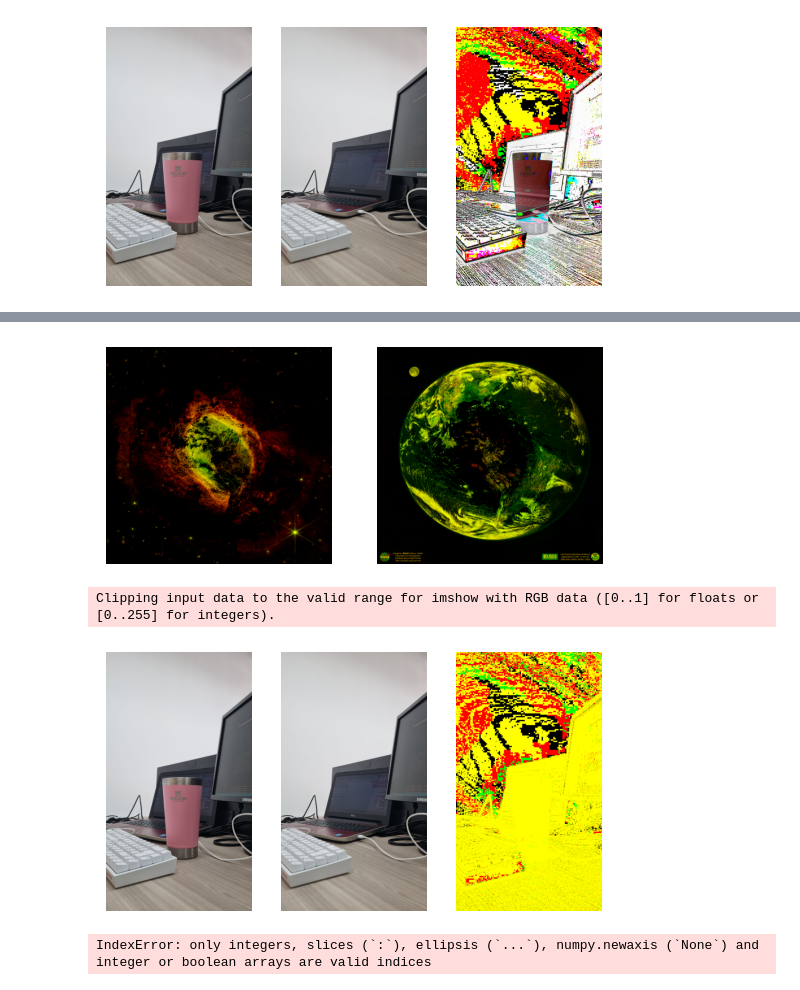
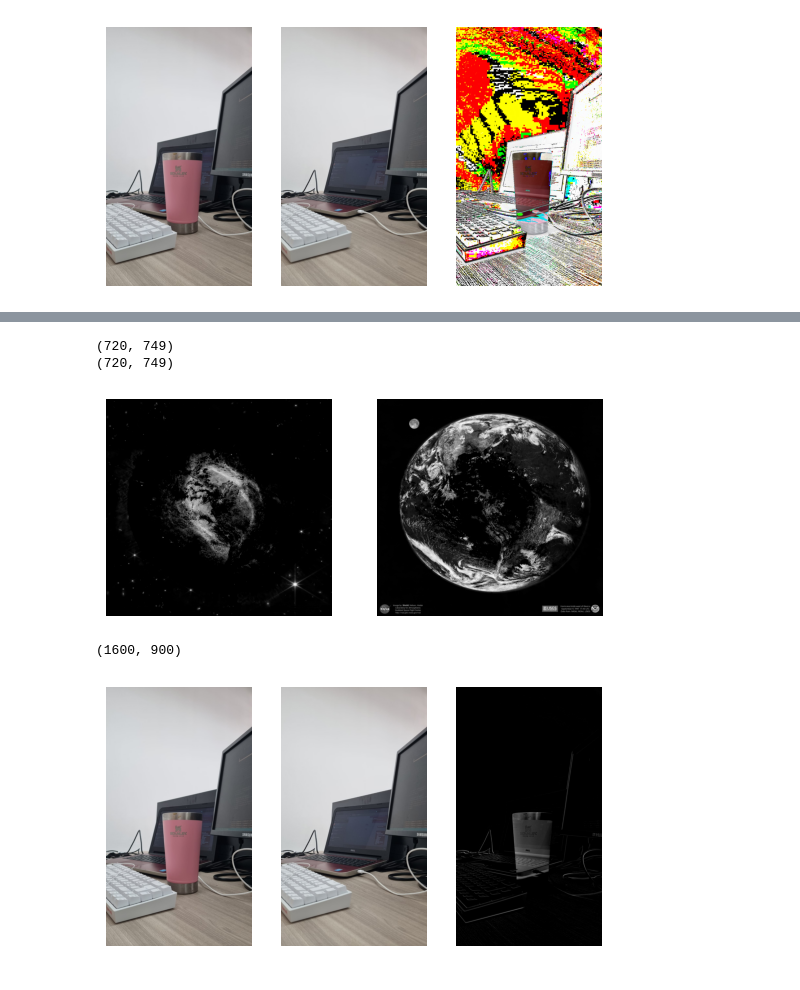
Before and after one commit to mahteus-sanches/natural_artificial_vision, a Jupyter notebook: 17_abril.ipynb, the cells around one changed output, grey strips where cells are left out. Cells and saved outputs as stored; diff of their text form; code cells hidden in the pictures.

```diff
--- a/17_abril.ipynb
+++ b/17_abril.ipynb
@@ -127,0 +139,30 @@ plt.show()
+# %%
+#subtração de imagens skimage
+#subtração de imagens
+def subt_img(img1, img2):
+    new_img = np.clip(img1 - img2, 0, 255)
+    return new_img
+
+subt_nebula_earth = cv2.subtract(nebula_earth, earth_nebula)
+subt_earth_nebula = cv2.subtract(earth_nebula,nebula_earth)
+
+plt.subplot(1,2,1)
+plt.imshow(subt_nebula_earth)
+plt.axis('off')
+plt.subplot(1,2,2)
+plt.imshow(subt_earth_nebula)
+plt.axis('off')
+plt.show()
+
+subt_copo = cv2.subtract(com_copo,sem_copo)
+
+plt.subplot(1,3,1)
+plt.imshow(com_copo)
+plt.axis('off')
+plt.subplot(1,3,2)
+plt.imshow(sem_copo)
+plt.axis('off')
+plt.subplot(1,3,3)
+plt.imshow(subt_copo)
+plt.axis('off')
+plt.show()
@@ -129,61 +175,47 @@ plt.show()
 #subtração de imagens pixel à pixel
 
 def subt_img(img1, img2):
-    new_image = np.zeros((img1.shape[0],img1.shape[1],img1.shape[2]))
+    img1 = color.rgb2gray(img1)
+    img2 = color.rgb2gray(img2)
+    new_image = np.zeros((img1.shape[0],img1.shape[1]))
+    print(new_image.shape)
     for i in range(0,(img1.shape[0])):
         for j in range(0,(img1.shape[1])):
-            for k in range(0,2):
-                new_image[i,j,k] = np.clip(img1[i,j,k] - img2[i,j,k],0,255)
+            new_image[i,j] = np.clip(img1[i,j] - img2[i,j],0,255)
+            value = new_image[i,j]
+            if value < 25:
+                new_image[i,j] == 0
+            else:
+                continue
+    new_image = color.gray2rgb(new_image)
     return new_image
 
 subt_nebula_earth = subt_img(nebula_earth, earth_nebula)
 subt_earth_nebula = subt_img(earth_nebula,nebula_earth)
 
 plt.subplot(1,2,1)
 plt.imshow(subt_nebula_earth)
 plt.axis('off')
 plt.subplot(1,2,2)
 plt.imshow(subt_earth_nebula)
 plt.axis('off')
 plt.show()
 
 subt_copo = subt_img(com_copo,sem_copo)
 
 plt.subplot(1,3,1)
 plt.imshow(com_copo)
 plt.axis('off')
 plt.subplot(1,3,2)
 plt.imshow(sem_copo)
 plt.axis('off')
 plt.subplot(1,3,3)
 plt.imshow(subt_copo)
 plt.axis('off')
 plt.show()
 # %% [output]
+(720, 749)
+(720, 749)
-[figure, old version]
+[figure, new version]
-Clipping input data to the valid range for imshow with RGB data ([0..1] for floats or [0..255] for integers).
+(1600, 900)
-[figure, old version]
+[figure, new version]
-# %%
-#histogramas de imagem
-def histogram_gray(img):
-    hist = np.zeros((255))
-    for i in range(0,(img.shape[0])):
-        for j in range(0,(img.shape[1])):
-            value = img[i,j]
-            hist[value-1] += 1
-    return hist
-
-
-
-hist_nebula = histogram_gray(gray_nebula)
-array_nebula = np.array(nebula)
-
-
-plt.ylim(0,max(hist_nebula))
-plt.hist(hist_nebula, bins=255, color='red')
-plt.xlabel('Valor do Pixel')
-plt.ylabel('Quantidade de Aparecimentos')
-plt.title('Histograma de Nebula')
-plt.show()
-# %% [output]
-IndexError: only integers, slices (`:`), ellipsis (`...`), numpy.newaxis (`None`) and integer or boolean arrays are valid indices
```
Also changed, not shown: parts of 11 cells of this notebook.
